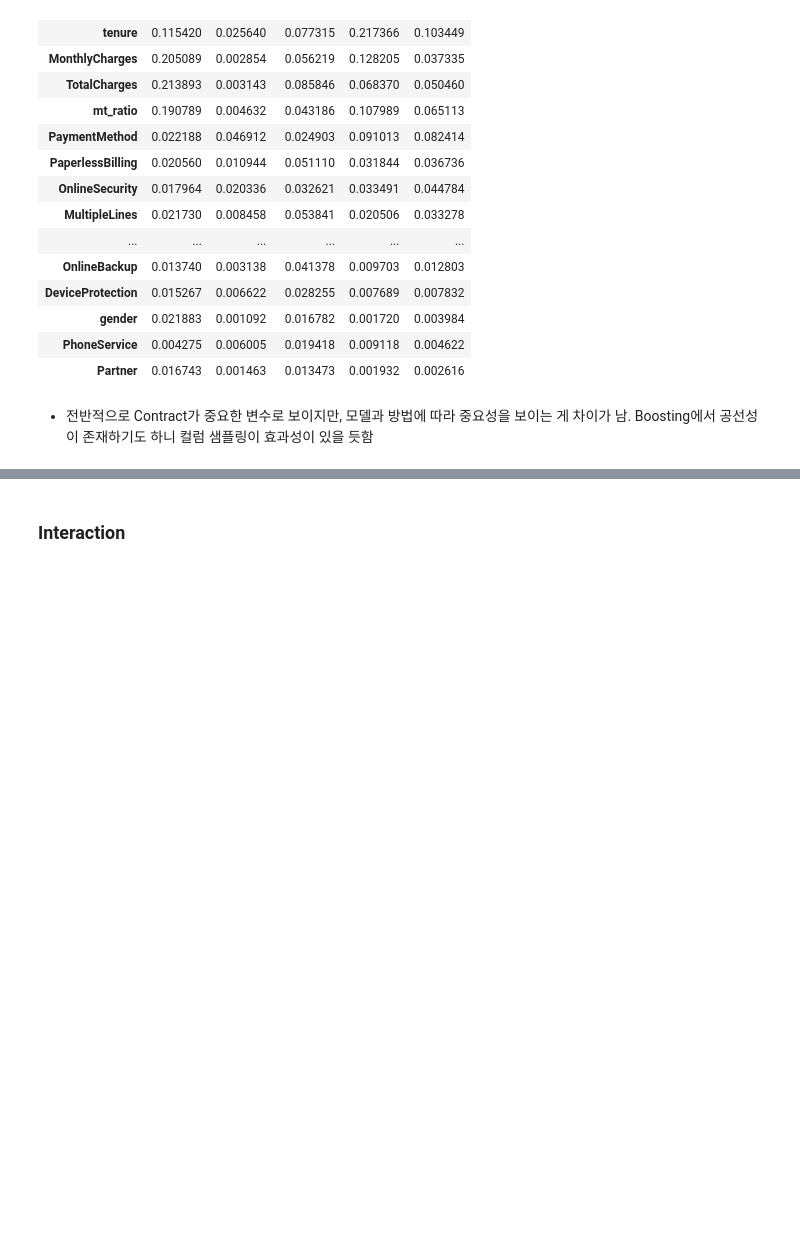
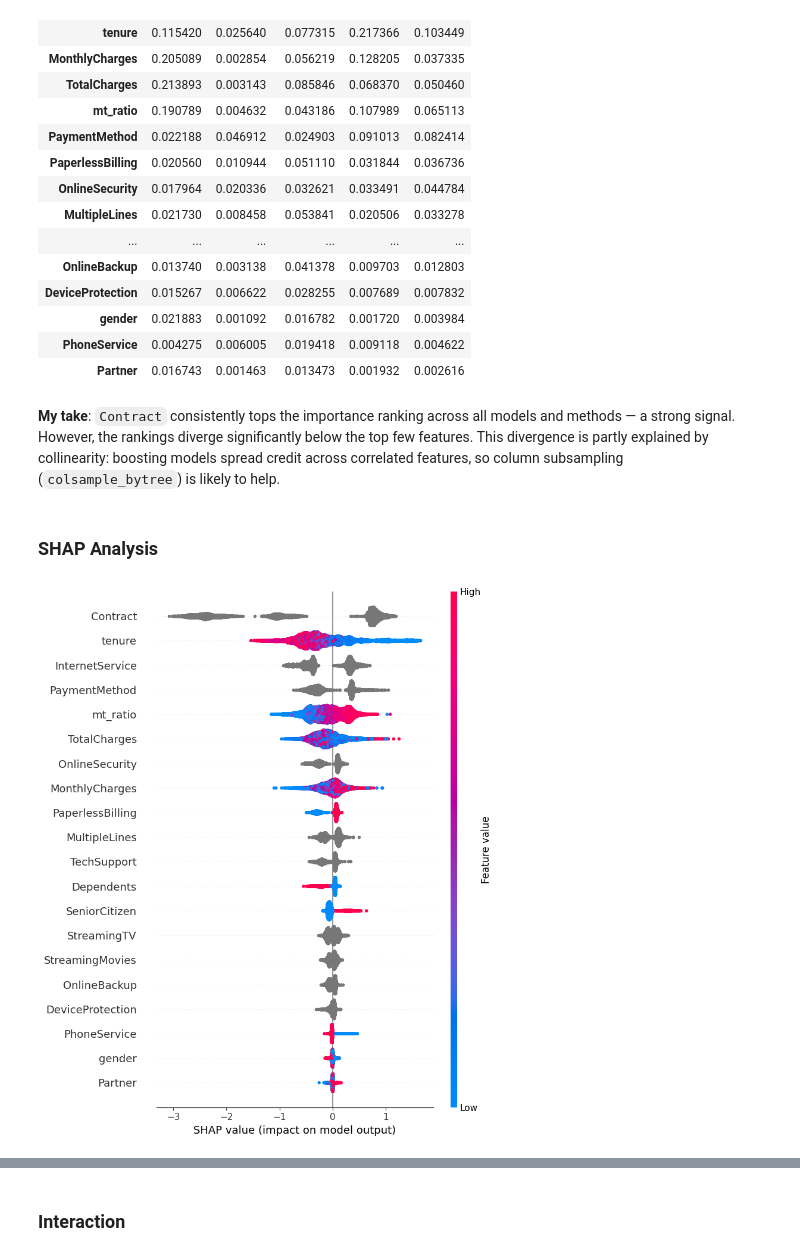
Before and after one commit to sunkusun9/ml-labs, a Jupyter notebook: examples/kaggle_s6e3/2.exploration.ipynb, the cells around one changed output, grey strips where cells are left out. Drawn from its saved outputs; the diff is of its cells as text; code cells hidden in the pictures; blank space fills up the shorter version.

```diff
--- a/examples/kaggle_s6e3/2.exploration.ipynb
+++ b/examples/kaggle_s6e3/2.exploration.ipynb
@@ -15,13 +41,14 @@ import tensorflow as tf
 import xgboost as xgb
 import lightgbm as lgb
 import catboost as cb
+import shap
 
-import mllabs
+import mllabs  # ml-labs: our experiment management framework
 
 import sys
 print(sys.version)
 
-for i in [pd, pl, np, plt, sns, scipy, sklearn, tf, xgb, lgb, cb, mllabs]:
+for i in [pd, pl, np, plt, sns, scipy, sklearn, tf, xgb, lgb, cb, mllabs, shap]:
     if hasattr(i, '__version__'):
         print(i.__name__, i.__version__)
     else:
@@ -796,4 +934,26 @@ pd.concat([
 | PhoneService | 0.004275 | 0.006005 | 0.019418 | 0.009118 | 0.004622 |
 | Partner | 0.016743 | 0.001463 | 0.013473 | 0.001932 | 0.002616 |
 # %% [markdown]
-- 전반적으로 Contract가 중요한 변수로 보이지만, 모델과 방법에 따라 중요성을 보이는 게 차이가 남. Boosting에서 공선성이 존재하기도 하니 컬럼 샘플링이 효과성이 있을 듯함
+**My take**: `Contract` consistently tops the importance ranking across all models and methods — a strong signal.
+However, the rankings diverge significantly below the top few features.
+This divergence is partly explained by collinearity: boosting models spread credit across correlated features, so column subsampling (`colsample_bytree`) is likely to help.
+# %% [markdown]
+### SHAP Analysis
+# %%
+import shap
+import matplotlib.pyplot as plt
+
+# Load SHAP values collected for xgb_base, fold 0, inner fold 0.
+shap_data = shap_col._load_node_data('xgb_base')
+entry = shap_data[(0, 0)]
+shap_values = entry['valid']
+valid_index = entry['valid_index']
+columns = entry['columns']
+
+# Summary plot: each dot is a sample; color = feature value, x-axis = SHAP impact on prediction.
+X_valid_shap = df_train.loc[valid_index, columns]
+shap.summary_plot(shap_values, X_valid_shap, feature_names=columns, show=False)
+plt.tight_layout()
+plt.show()
+# %% [output]
+[figure, added]
```
Also changed, not shown: parts of 78 cells of this notebook, 3 other files.
